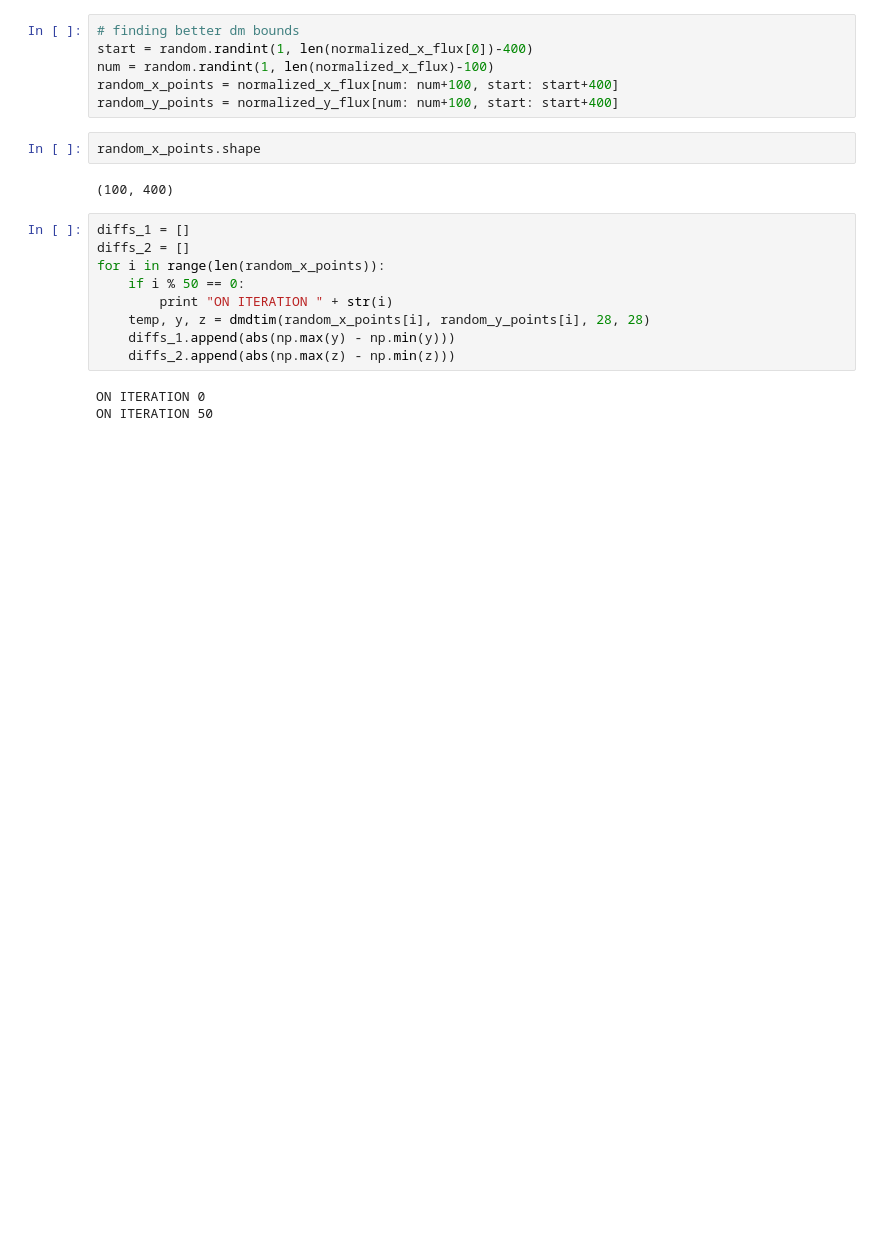
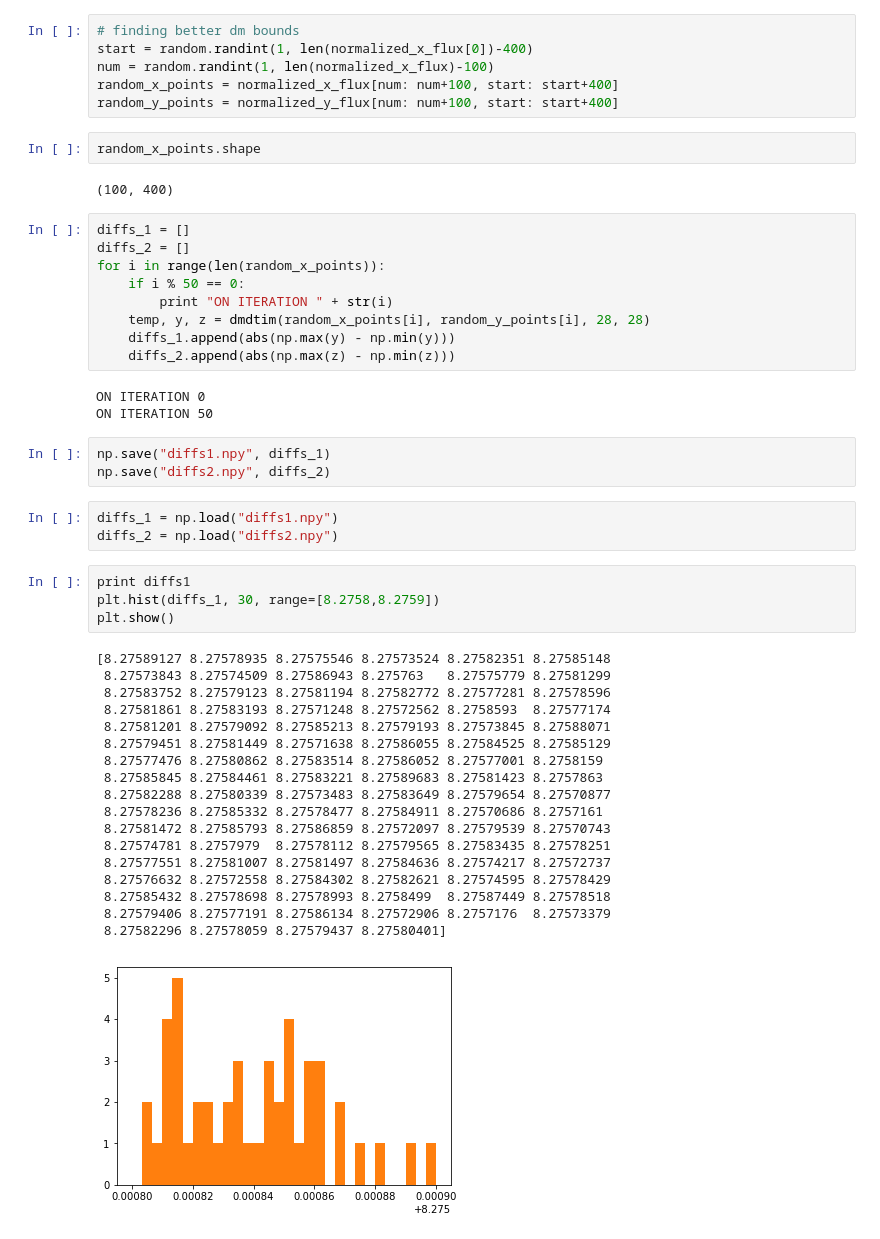
Before and after one commit to kushaltirumala/outlier_kplr, a Jupyter notebook: DMDT_generation.ipynb, the cells around one changed output. Drawn from its saved outputs; the diff is of its cells as text; blank space fills up the shorter version.

```diff
--- a/DMDT_generation.ipynb
+++ b/DMDT_generation.ipynb
@@ -148,4 +211,33 @@ for i in range(len(random_x_points)):
 # %% [output]
 ON ITERATION 0
 ON ITERATION 50
+# %%
+np.save("diffs1.npy", diffs_1)
+np.save("diffs2.npy", diffs_2)
+# %%
+diffs_1 = np.load("diffs1.npy")
+diffs_2 = np.load("diffs2.npy")
+# %%
+print diffs1
+plt.hist(diffs_1, 30, range=[8.2758,8.2759])
+plt.show()
+# %% [output]
+[8.27589127 8.27578935 8.27575546 8.27573524 8.27582351 8.27585148
+ 8.27573843 8.27574509 8.27586943 8.275763   8.27575779 8.27581299
+ 8.27583752 8.27579123 8.27581194 8.27582772 8.27577281 8.27578596
+ 8.27581861 8.27583193 8.27571248 8.27572562 8.2758593  8.27577174
+ 8.27581201 8.27579092 8.27585213 8.27579193 8.27573845 8.27588071
+ 8.27579451 8.27581449 8.27571638 8.27586055 8.27584525 8.27585129
+ 8.27577476 8.27580862 8.27583514 8.27586052 8.27577001 8.2758159
+ 8.27585845 8.27584461 8.27583221 8.27589683 8.27581423 8.2757863
+ 8.27582288 8.27580339 8.27573483 8.27583649 8.27579654 8.27570877
+ 8.27578236 8.27585332 8.27578477 8.27584911 8.27570686 8.2757161
+ 8.27581472 8.27585793 8.27586859 8.27572097 8.27579539 8.27570743
+ 8.27574781 8.2757979  8.27578112 8.27579565 8.27583435 8.27578251
+ 8.27577551 8.27581007 8.27581497 8.27584636 8.27574217 8.27572737
+ 8.27576632 8.27572558 8.27584302 8.27582621 8.27574595 8.27578429
+ 8.27585432 8.27578698 8.27578993 8.2758499  8.27587449 8.27578518
+ 8.27579406 8.27577191 8.27586134 8.27572906 8.2757176  8.27573379
+ 8.27582296 8.27578059 8.27579437 8.27580401]
+[figure, added]
 # %%
```
Also changed, not shown: parts of 16 cells of this notebook, 1 other file.
